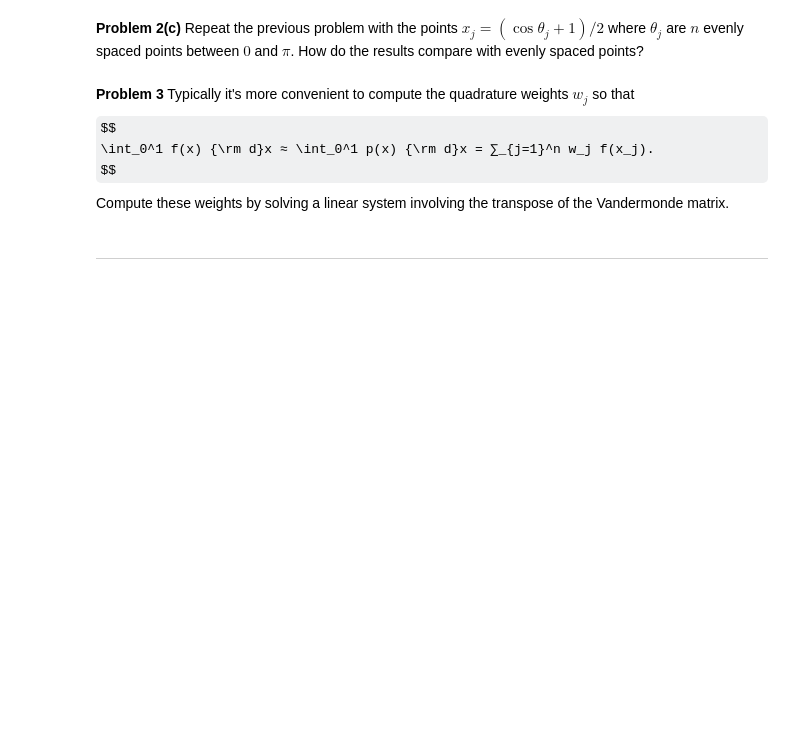
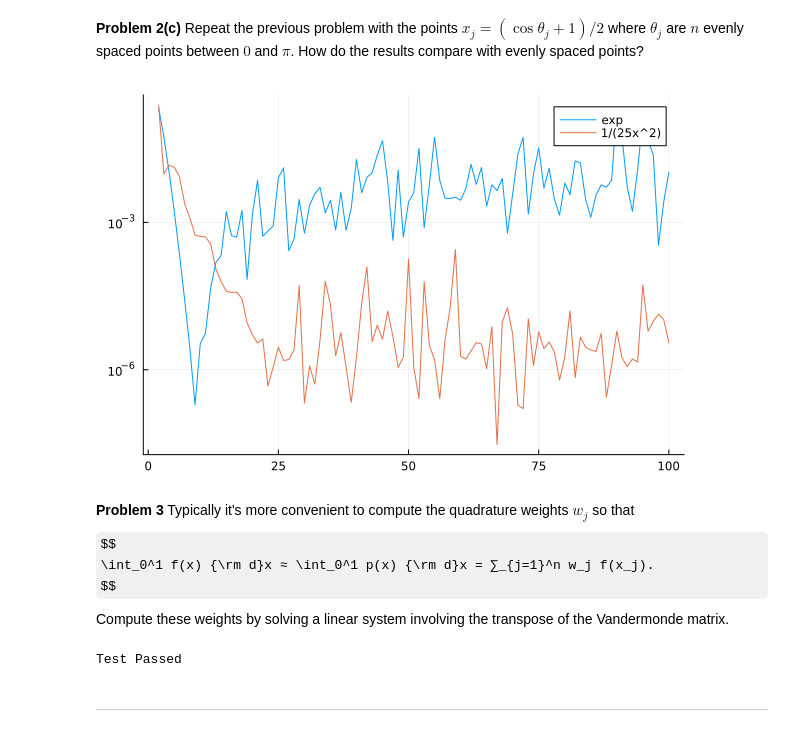
Before and after one commit to wx1424/MATH50003NumericalAnalysis, a Jupyter notebook: labs/lab7.ipynb, the cells around one changed output. Saved outputs shown, nothing was run; the diff lists cells and outputs as text; code cells hidden in the pictures; some formulas as TeX source; blank space fills up the shorter version.

```diff
--- a/labs/lab7.ipynb
+++ b/labs/lab7.ipynb
@@ -166,3 +217,23 @@ between $0$ and $π$. How do the results compare with evenly spaced points?
+# %%
+# TODO: plot the errors for 2,…,100 points that are cosines of evenly spaced points, shifted/scaled to be between 0 and 1.
+x = zeros(99)
+y = zeros(99)
+for n=2:100
+    f = exp
+    t = (cos.(range(0, 1; length=n)) .+ 1) ./ 2
+    y[n-1] = nanabs(exp(1) - 1 - interpolatoryquadrature(f.(t), t))
+    x[n-1] = n
+end
+plot(x, y, yscale=:log10, label="exp")
+for n=2:100
+    f = x -> 1/(25x^2 + 1)
+    t = range(0, 1; length=n)
+    y[n-1] = nanabs(atan(5)/5 - interpolatoryquadrature(f.(t), t))
+    x[n-1] = n
+end
+plot!(x, y, yscale=:log10, label="1/(25x^2)")
+# %% [output]
+[figure, added]
 # %% [markdown]
 **Problem 3** Typically it's more convenient to compute the quadrature weights $w_j$ so that
 $$
@@ -172,11 +243,15 @@ Compute these weights by solving a linear system involving the transpose of the
 # %%
 function interpolatoryweights(x::AbstractVector)
     # TODO: Construct the interpolatory quadrature weights as a vector by solving a linear system involving V'
-
+    n = length(x)
+    V = x .^ (0:n-1)'
+    V' \ (1 ./ (1:n))
 end
 
 # We test on the example from the notes:
 @test interpolatoryweights([0,1/4,1]) ≈ [-1/6, 8/9, 5/18]
+# %% [output]
+Test Passed
 # %% [markdown]
 ------
 # %% [markdown]
```
Also changed, not shown: parts of 10 cells of this notebook.
